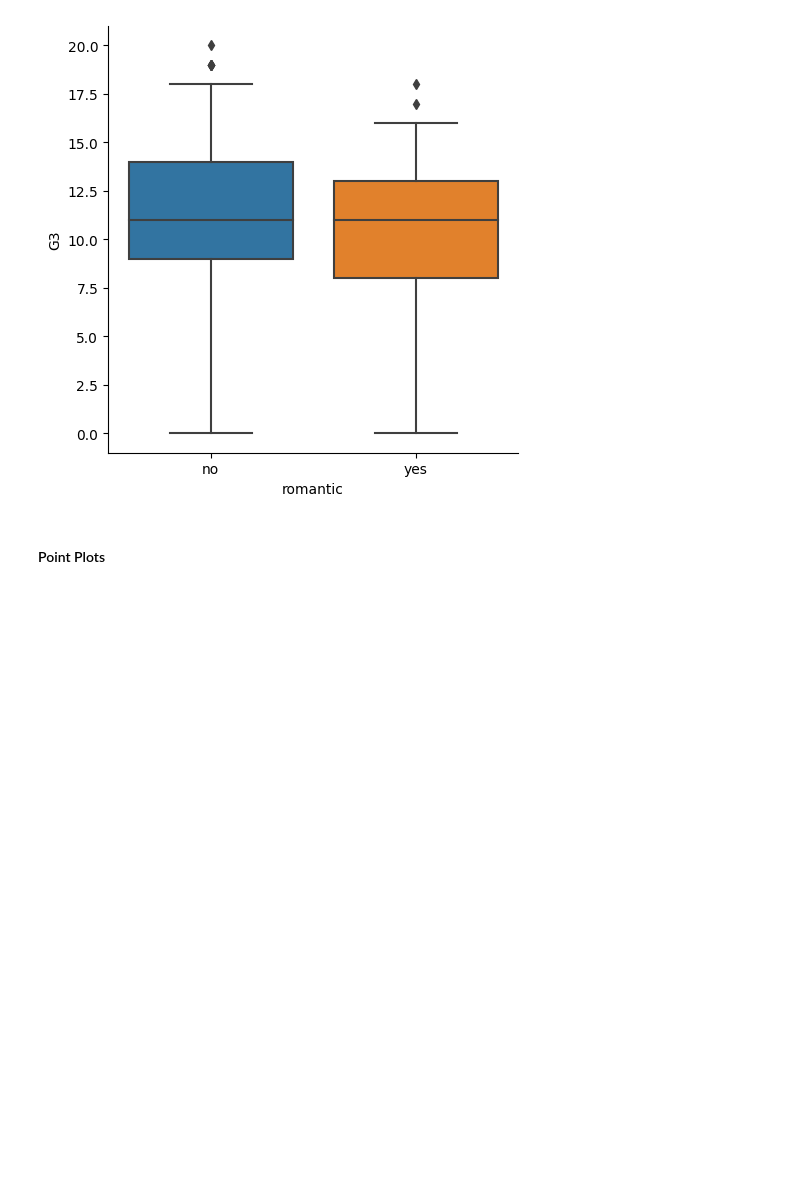
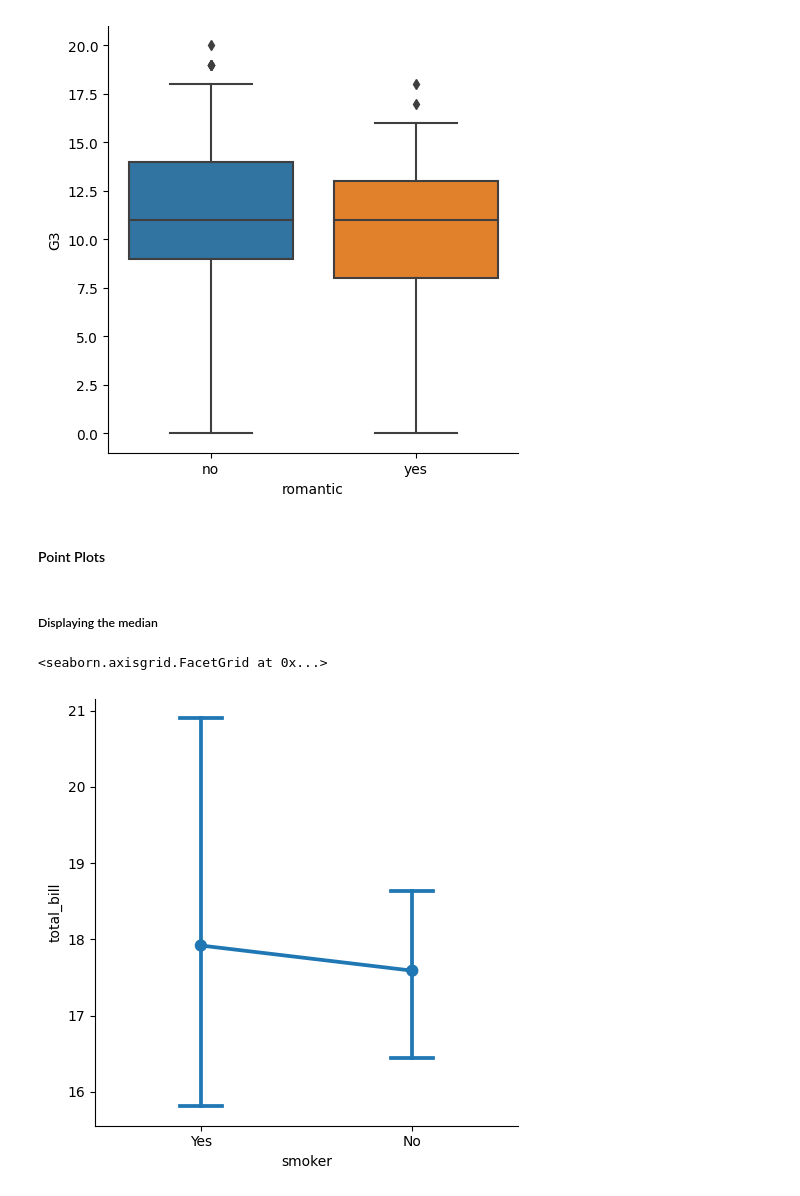
Before and after one commit to ishtiakrongon/Datacamp-Introduction_to_Data_Visualization_with_Seaborn, a Jupyter notebook: Visualizing categorical variable.ipynb, the cells around one changed output. Drawn from its saved outputs; the diff is of its cells as text; code cells hidden in the pictures; blank space fills up the shorter version.

```diff
--- a/Visualizing categorical variable.ipynb
+++ b/Visualizing categorical variable.ipynb
@@ -177,3 +177,17 @@ plt.show()
 [figure]
 # %% [markdown]
 #### Point Plots
+# %% [markdown]
+##### Displaying the median
+# %%
+sns.catplot(
+    x = "smoker",
+    y = 'total_bill',
+    data = tips,
+    kind = 'point',
+    estimator = np.median,
+    capsize = 0.2
+)
+# %% [output]
+<seaborn.axisgrid.FacetGrid at 0x...>
+[figure, added]
```
Also changed, not shown: parts of 1 cell of this notebook, 1 other file.
